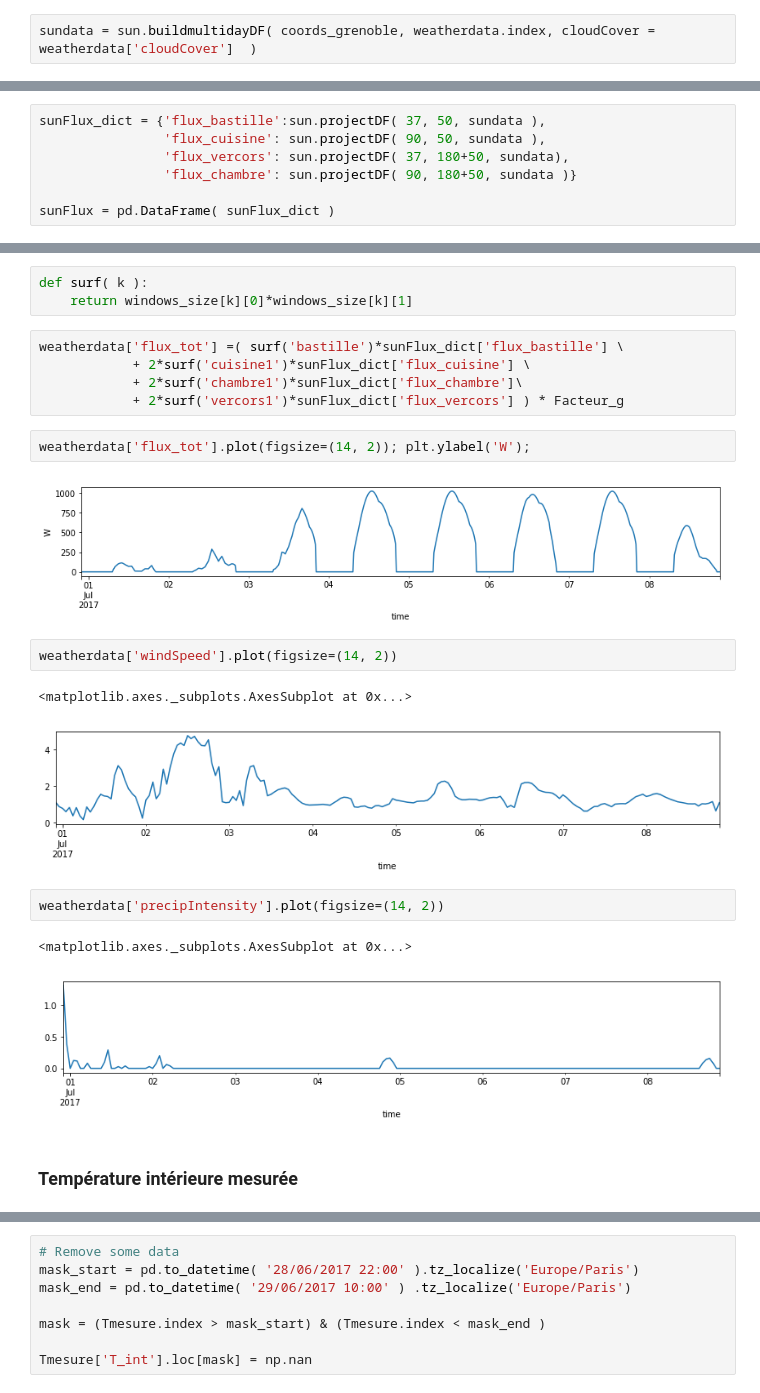
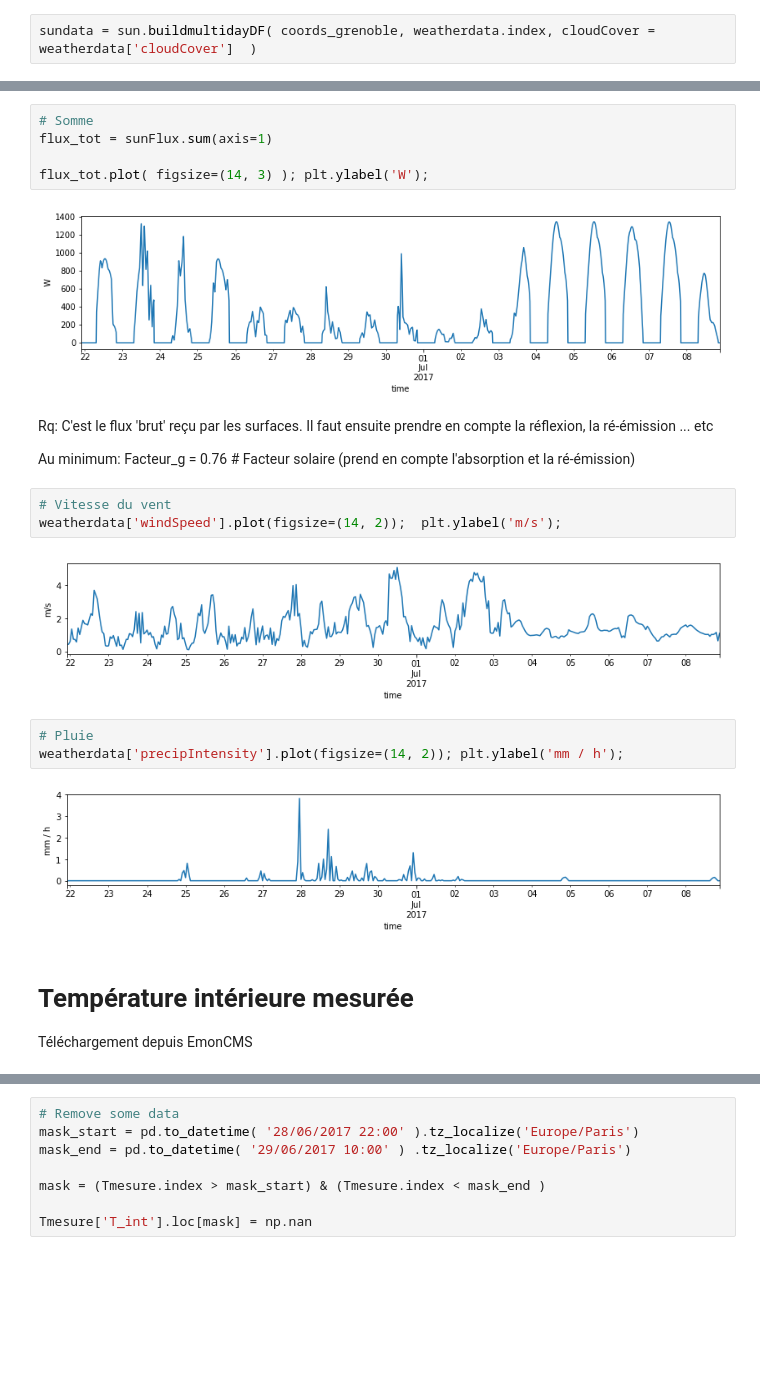
Before and after one commit to xdze2/thermique_appart, a Jupyter notebook: get_data_and_preprocess.ipynb, the cells around one changed output, grey strips where cells are left out. Drawn from its saved outputs; the diff is of its cells as text; blank space fills up the shorter version.

```diff
--- a/get_data_and_preprocess.ipynb
+++ b/get_data_and_preprocess.ipynb
@@ -47,7 +57,0 @@ phi_C = 50  # deg, azimuth du toit
-# %%
-sunFlux_dict = {'flux_bastille':sun.projectDF( 37, 50, sundata ),
-                'flux_cuisine': sun.projectDF( 90, 50, sundata ),
-                'flux_vercors': sun.projectDF( 37, 180+50, sundata),
-                'flux_chambre': sun.projectDF( 90, 180+50, sundata )}
-
-sunFlux = pd.DataFrame( sunFlux_dict )
@@ -70,27 +69,28 @@ windows_size = { 'bastille':(1.2, 0.8),
-# %%
-def surf( k ):
-    return windows_size[k][0]*windows_size[k][1]
-# %%
-weatherdata['flux_tot'] =( surf('bastille')*sunFlux_dict['flux_bastille'] \
-            + 2*surf('cuisine1')*sunFlux_dict['flux_cuisine'] \
-            + 2*surf('chambre1')*sunFlux_dict['flux_chambre']\
-            + 2*surf('vercors1')*sunFlux_dict['flux_vercors'] ) * Facteur_g
 # %%
-weatherdata['flux_tot'].plot(figsize=(14, 2)); plt.ylabel('W');
+# Somme
+flux_tot = sunFlux.sum(axis=1)
+
+flux_tot.plot( figsize=(14, 3) ); plt.ylabel('W');
 # %% [output]
-[figure, old version]
+[figure, new version]
+# %% [markdown]
+Rq: C'est le flux 'brut' reçu par les surfaces. Il faut ensuite prendre en compte la réflexion, la ré-émission ... etc
+
+Au minimum: Facteur_g = 0.76 # Facteur solaire (prend en compte l'absorption et la ré-émission)
 # %%
-weatherdata['windSpeed'].plot(figsize=(14, 2))
+# Vitesse du vent
+weatherdata['windSpeed'].plot(figsize=(14, 2));  plt.ylabel('m/s');
 # %% [output]
-<matplotlib.axes._subplots.AxesSubplot at 0x...>
-[figure, old version]
+[figure, new version]
 # %%
-weatherdata['precipIntensity'].plot(figsize=(14, 2))
+# Pluie
+weatherdata['precipIntensity'].plot(figsize=(14, 2)); plt.ylabel('mm / h');
 # %% [output]
-<matplotlib.axes._subplots.AxesSubplot at 0x...>
-[figure, old version]
+[figure, new version]
 # %% [markdown]
-### Température intérieure mesurée
+# Température intérieure mesurée
+
+Téléchargement depuis EmonCMS
 # %%
 dataframefreq = '15min'
 feeds =  { 'T_int': 3 }
```
Also changed, not shown: parts of 19 cells of this notebook.
